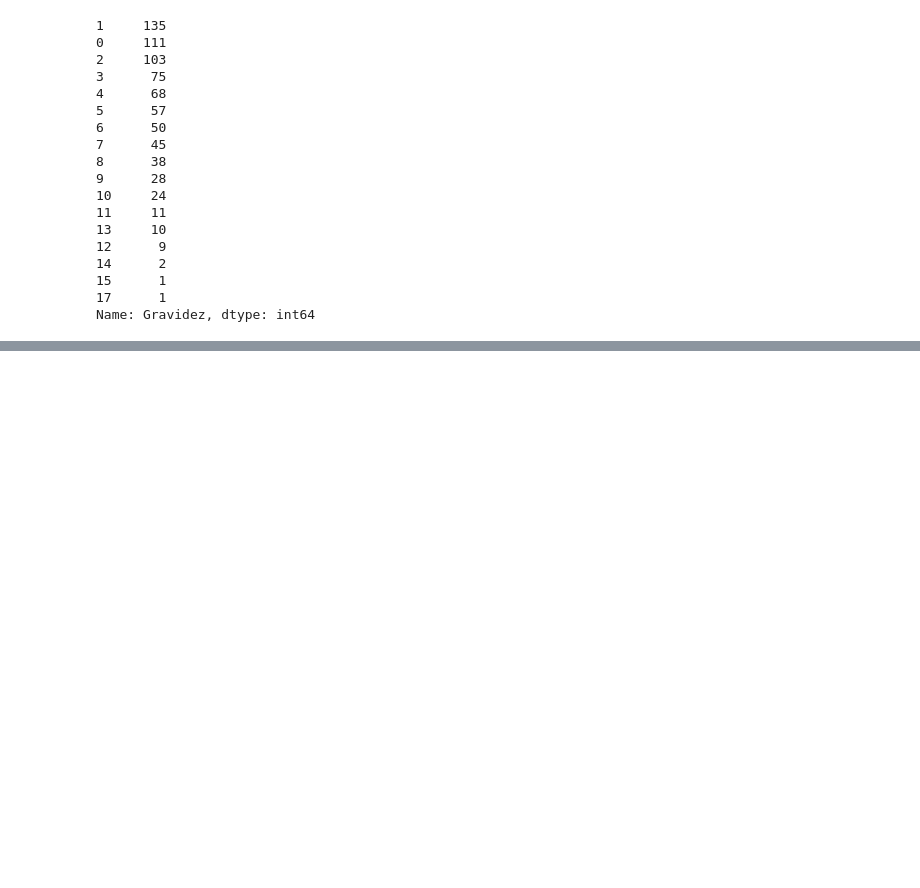
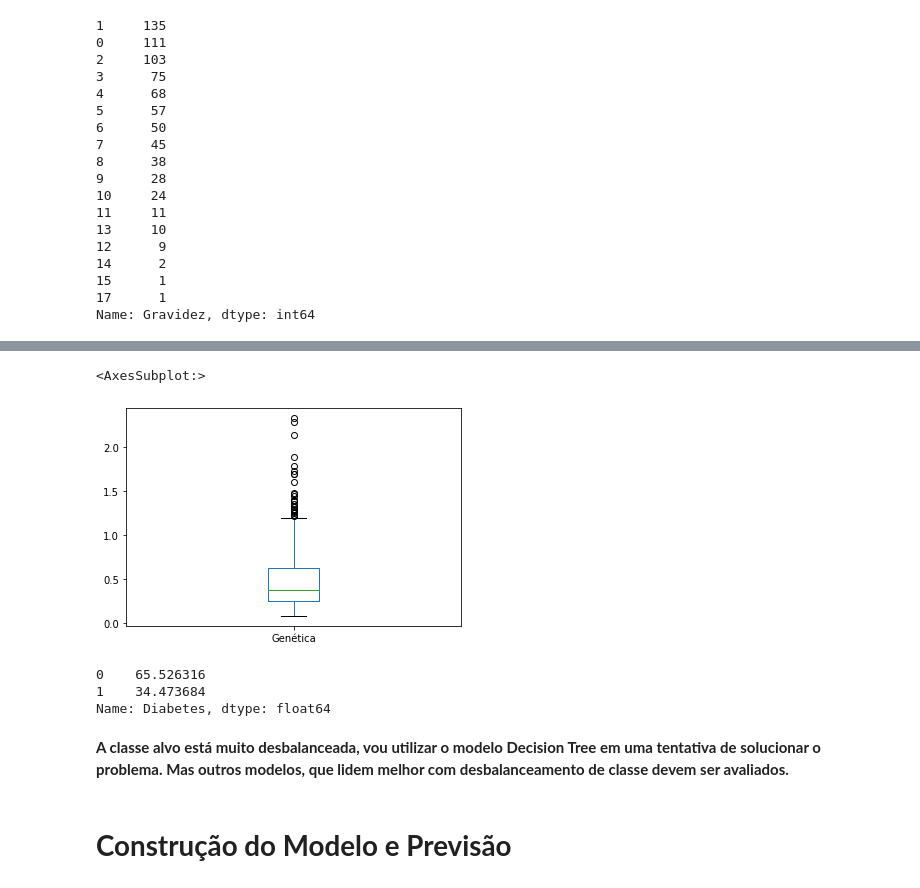
Before and after one commit to JoseWalterLima/Diabetes_Prediction, a Jupyter notebook: construção_modelo.ipynb, the cells around one changed output, grey strips where cells are left out. Drawn from its saved outputs; the diff is of its cells as text; code cells hidden in the pictures; blank space fills up the shorter version.

Commit message:
Análise refeita com validação e tuning do modelo

```diff
--- a/construção_modelo.ipynb
+++ b/construção_modelo.ipynb
@@ -204,0 +179,6 @@ joblib.dump(adjusted_variables, scale_data)
+# %%
+# Genética
+df.Genética.plot.box()
+# %% [output]
+<AxesSubplot:>
+[figure, added]
@@ -204,0 +188,11 @@ joblib.dump(adjusted_variables, scale_data)
+# %%
+# Distribution of Diabetes event
+df.Diabetes.value_counts(normalize=True)*100
+# %% [output]
+0    65.526316
+1    34.473684
+Name: Diabetes, dtype: float64
+# %% [markdown]
+**A classe alvo está muito desbalanceada, vou utilizar o modelo Decision Tree em uma tentativa de solucionar o problema. Mas outros modelos, que lidem melhor com desbalanceamento de classe devem ser avaliados.**
+# %% [markdown]
+# **Construção do Modelo e Previsão**
```
Also changed, not shown: parts of 47 cells of this notebook, 4 other files.
